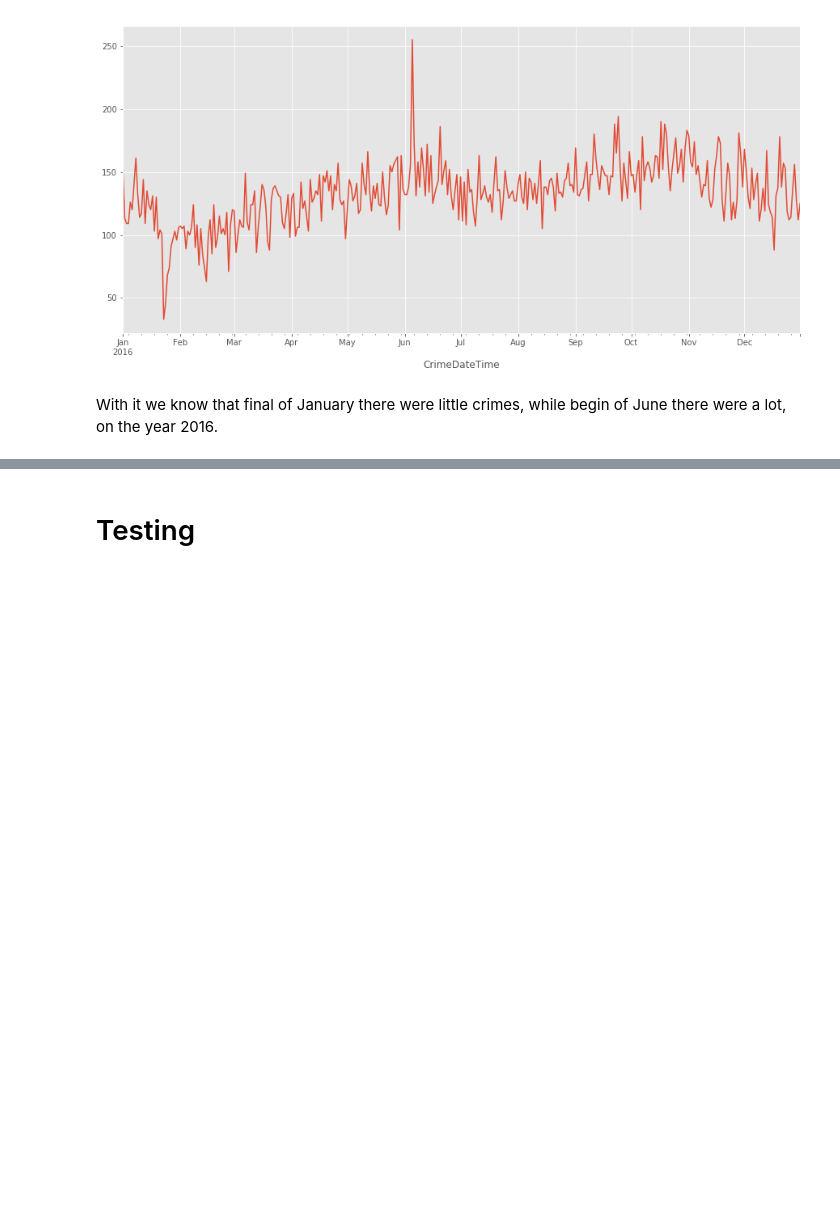
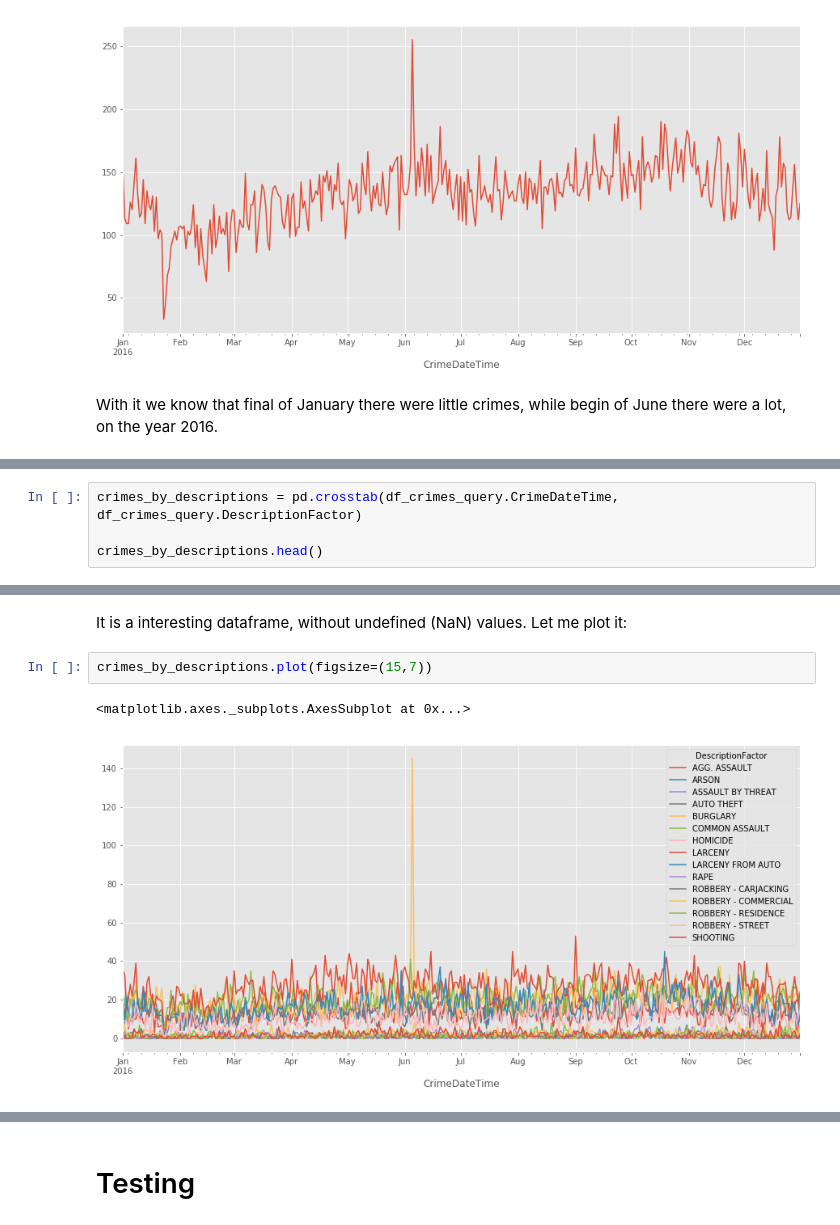
Before and after one commit to rmmariano/CAP386_intro_data_science, a Jupyter notebook: projeto/crimes_baltimore/crimes_baltimore.ipynb, the cells around one changed output, grey strips where cells are left out. Cells and saved outputs as stored; diff of their text form; blank space fills up the shorter version.

```diff
--- a/projeto/crimes_baltimore/crimes_baltimore.ipynb
+++ b/projeto/crimes_baltimore/crimes_baltimore.ipynb
@@ -719,0 +756,4 @@ With it we know that final of January there were little crimes, while begin of J
+# %%
+crimes_by_descriptions = pd.crosstab(df_crimes_query.CrimeDateTime, df_crimes_query.DescriptionFactor)
+
+crimes_by_descriptions.head()
@@ -719,0 +768,7 @@ With it we know that final of January there were little crimes, while begin of J
+# %% [markdown]
+It is a interesting dataframe, without undefined (NaN) values. Let me plot it:
+# %%
+crimes_by_descriptions.plot(figsize=(15,7))
+# %% [output]
+<matplotlib.axes._subplots.AxesSubplot at 0x...>
+[figure, added]
```
Also changed, not shown: parts of 29 cells of this notebook.
